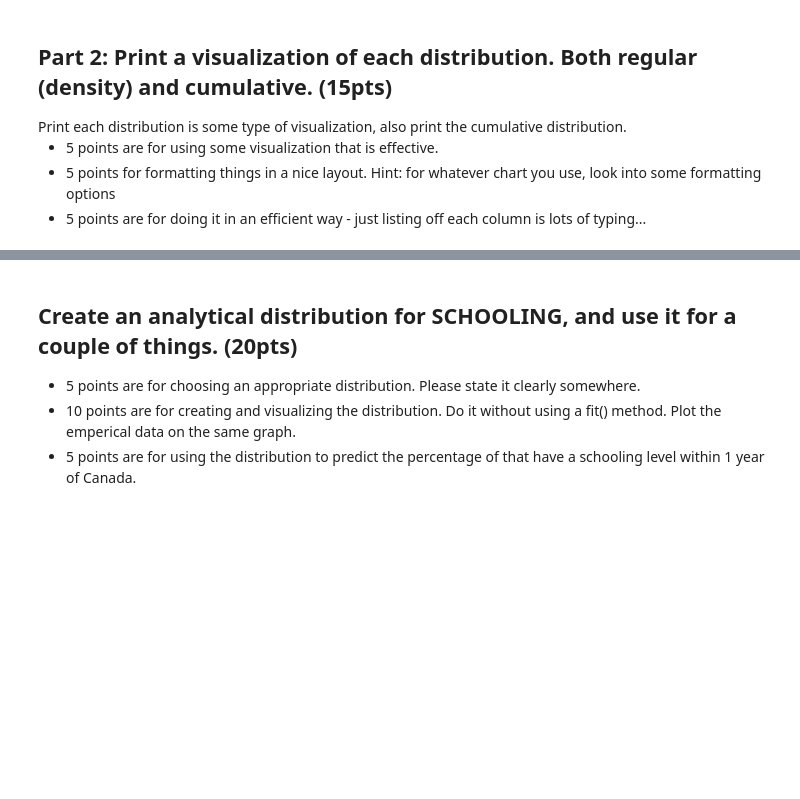
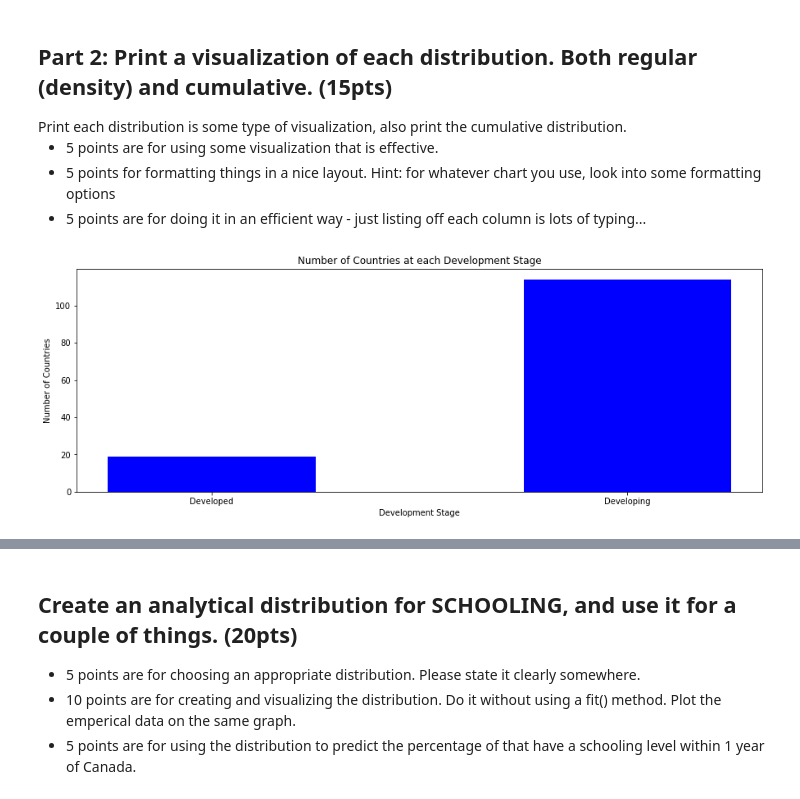
Before and after one commit to jamarabe/3450_Asn2_Students, a Jupyter notebook: asn2Workbook.ipynb, the cells around one changed output, grey strips where cells are left out. Saved outputs shown, nothing was run; the diff lists cells and outputs as text; code cells hidden in the pictures; blank space fills up the shorter version.

```diff
--- a/asn2Workbook.ipynb
+++ b/asn2Workbook.ipynb
@@ -50,0 +69,15 @@ NameError: name 'pd' is not defined
+# %%
+#Retrieving rows with NaN values
+row_na = []
+
+for i in dfLE.index.to_list():
+    if dfLE.loc[i].isna().sum()>0:
+        row_na.append(i)
+    else:
+        pass
+row_na
+# %%
+#Dropping all rows with NaN
+dfLE_clean = dfLE.drop(dfLE.index[row_na])
+dfLE_clean.head()
+dfLE_clean.describe(include='all')
@@ -56,0 +101,4 @@ Note: you'll have to look at the units to ensure you get it right.
+# %%
+#Part 1
+dfLE_clean["GDP_per_Capita"] = 1000000*dfLE_clean["GDP"]/dfLE_clean["Population"]
+dfLE_clean["GDP_per_Capita"].describe()
@@ -66,0 +123,13 @@ Print each distribution is some type of visualization, also print the cumulative
+# %%
+#Print all distributions
+#Is developed
+dev_dict = {'Developed':dfLE_clean[dfLE_clean["isDeveloped"]==1]["isDeveloped"].count(), 'Developing':dfLE_clean[dfLE_clean["isDeveloped"]==0]["isDeveloped"].count()}
+dev_label = list(dev_dict.keys())
+dev_count = list(dev_dict.values())
+plt.bar(dev_label, dev_count, color = 'blue', width = 0.5)
+plt.title('Number of Countries at each Development Stage')
+plt.xlabel('Development Stage')
+plt.ylabel('Number of Countries')
+plt.show()
+# %% [output]
+[figure, added]
```
Also changed, not shown: parts of 42 cells of this notebook.
